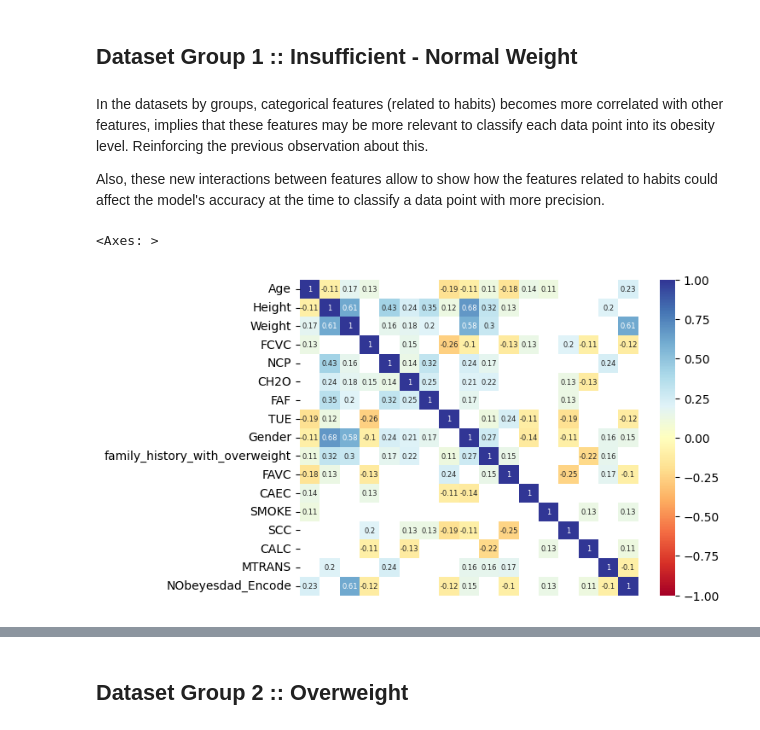
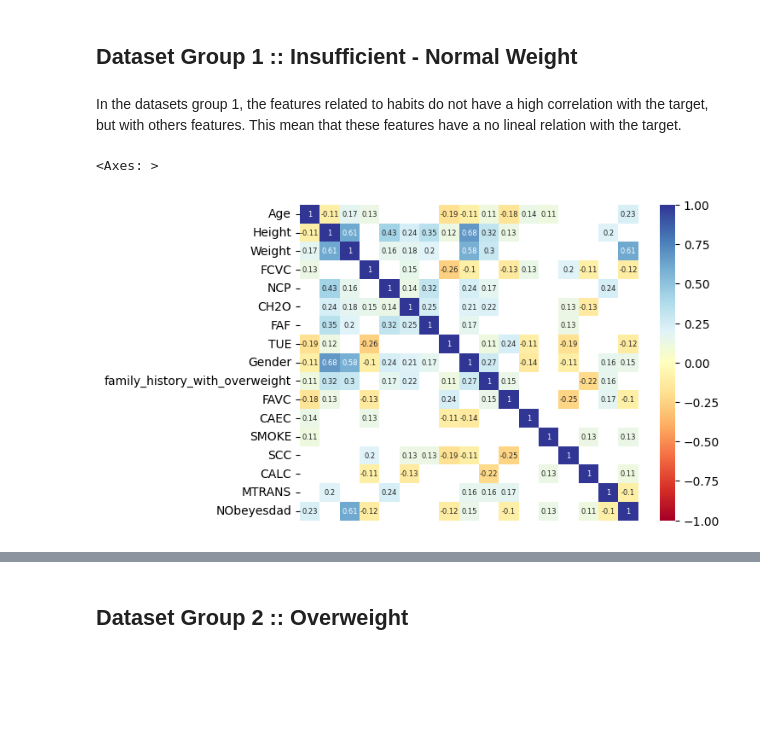
Before and after one commit to alexisuaguilaru/Obesity_Levels_Model, a Jupyter notebook: Exploratory_Data_Analysis/ExploratoryDataAnalysis.ipynb, the cells around one changed output, grey strips where cells are left out. Cells and saved outputs as stored; diff of their text form; code cells hidden in the pictures; blank space fills up the shorter version.

Commit message:
ADD observations and comments at data analysis section in EDA

```diff
--- a/Exploratory_Data_Analysis/ExploratoryDataAnalysis.ipynb
+++ b/Exploratory_Data_Analysis/ExploratoryDataAnalysis.ipynb
@@ -240,16 +240,14 @@ sns.histplot(ObesityDataset_Groups,x='NObeyesdad')
 [figure]
 # %% [markdown]
 ## Dataset Group 1 :: Insufficient - Normal Weight
-# %% [markdown]
-In the datasets by groups, categorical features (related to habits) becomes more correlated with other features, implies that these features may be more relevant to classify each data point into its obesity level. Reinforcing the previous observation about this.
-
-Also, these new interactions between features allow to show how the features related to habits could affect the model's accuracy at the time to classify a data point with more precision.
+# %% [markdown]
+In the datasets group 1, the features related to habits do not have a high correlation with the target, but with others features. This mean that these features have a no lineal relation with the target.
 # %%
 # Plotting correlation between features in group 1 :: Insufficient and Normal weight
 CorrelationMatrix_Group1 = ObesityDataset_Group1[NumericalFeatures+CategoricalFeatures_Encode+TargetFeature_Encode].corr()
 MaskValues_Group1 = CorrelationMatrix_Group1.apply(lambda value: abs(value)<=0.1)
-TickLabels_Y = NumericalFeatures+CategoricalFeatures+TargetFeature_Encode
+TickLabels_Y = NumericalFeatures+CategoricalFeatures+TargetFeature
 sns.heatmap(CorrelationMatrix_Group1,mask=MaskValues_Group1,cmap='RdYlBu',yticklabels=TickLabels_Y,xticklabels=False,vmax=1,vmin=-1,annot=True,annot_kws={'size':6})
 # %% [output]
 <Axes: >
-[figure, old version]
+[figure, new version]
```
Also changed, not shown: parts of 5 cells of this notebook.
